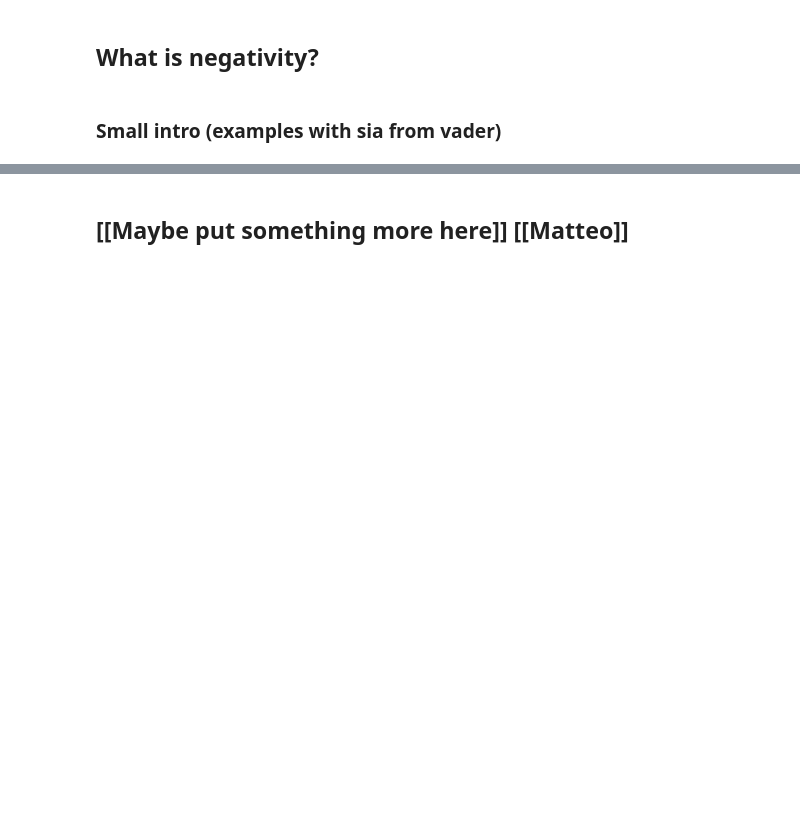
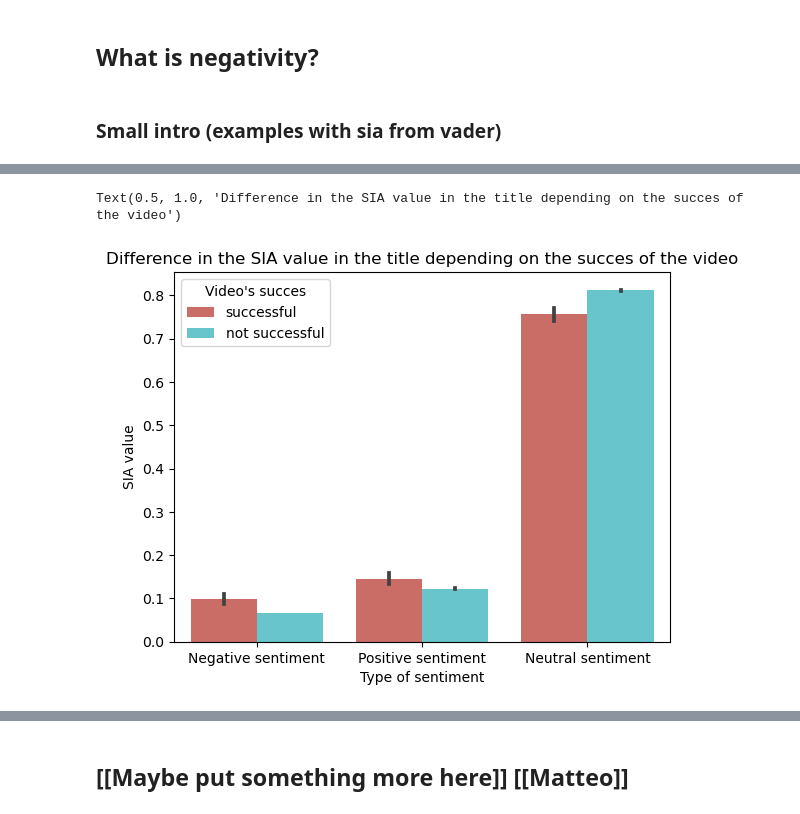
Before and after one commit to epfl-ada/ada-2022-project-adagang, a Jupyter notebook: main.ipynb, the cells around one changed output, grey strips where cells are left out. Saved outputs shown, nothing was run; the diff lists cells and outputs as text; code cells hidden in the pictures; blank space fills up the shorter version.

```diff
--- a/main.ipynb
+++ b/main.ipynb
@@ -24,0 +372,4 @@ videos = pd.read_parquet(filepath, engine='fastparquet')
+# %%
+sia_neu_title_values = sia_neu_title.values
+sia_neu_title = sia_neu_title_values.tolist()
+type(sia_neu_title)
@@ -24,0 +378,8 @@ videos = pd.read_parquet(filepath, engine='fastparquet')
+# %%
+data_given = {'Type of sentiment': neu_title, 'SIA value': sia_neu_title, "Video's succes": sia_bool_neu_title, 'categories':neu_title_cat}
+
+neu_title_df = pd.DataFrame(data = data_given)
+# %%
+neu_title_total_df = neu_title_suc_df.append(neu_title_df, ignore_index=True)
+
+neu_title_total_df
@@ -24,0 +400,2 @@ videos = pd.read_parquet(filepath, engine='fastparquet')
+# %%
+title_total_df = neg_title_total_df.append([pos_title_total_df,neu_title_total_df], ignore_index=True)
@@ -24,0 +419,6 @@ videos = pd.read_parquet(filepath, engine='fastparquet')
+# %%
+sns.barplot(data=title_total_df.loc[title_total_df['categories'] == 'Pets & Animals'], x="Type of sentiment", y="SIA value", hue="Video's succes", color = 'blue', palette = 'hls')
+plt.title('Difference in the SIA value in the title depending on the succes of the video')
+# %% [output]
+Text(0.5, 1.0, 'Difference in the SIA value in the title depending on the succes of the video')
+[figure, added]
```
Also changed, not shown: parts of 91 cells of this notebook.
